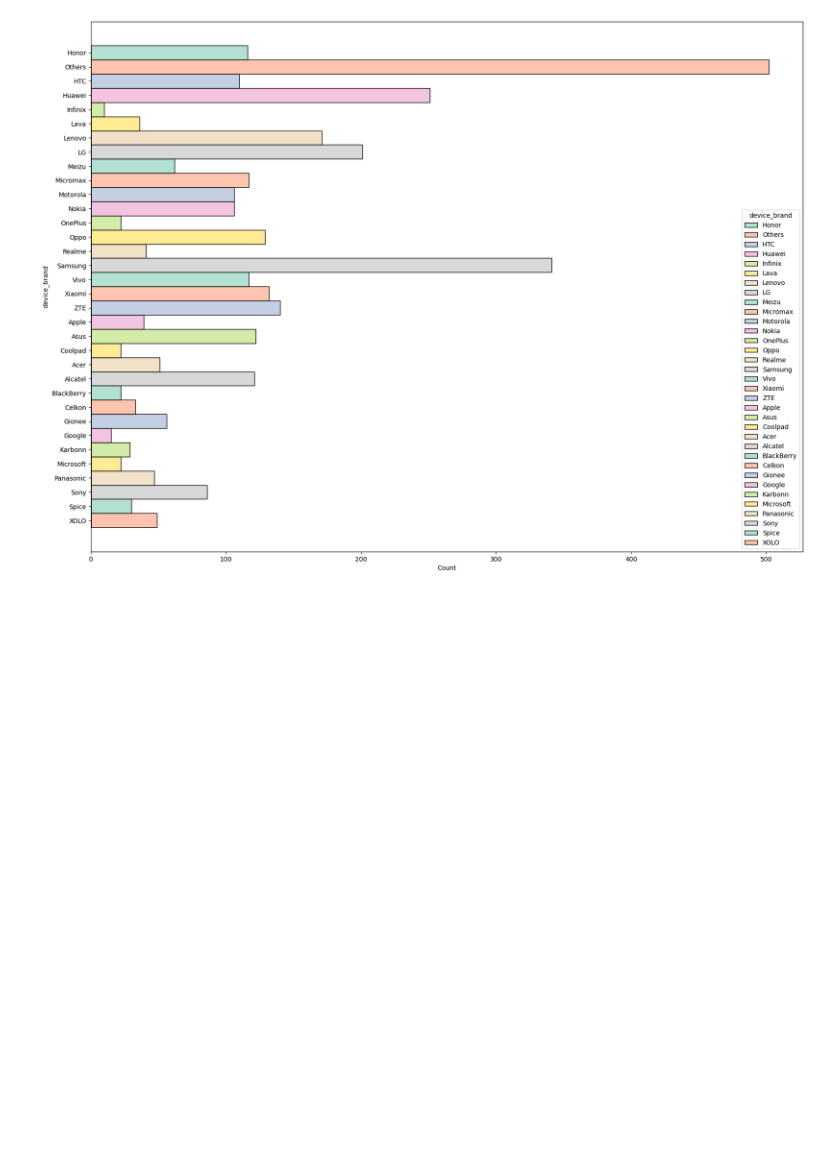
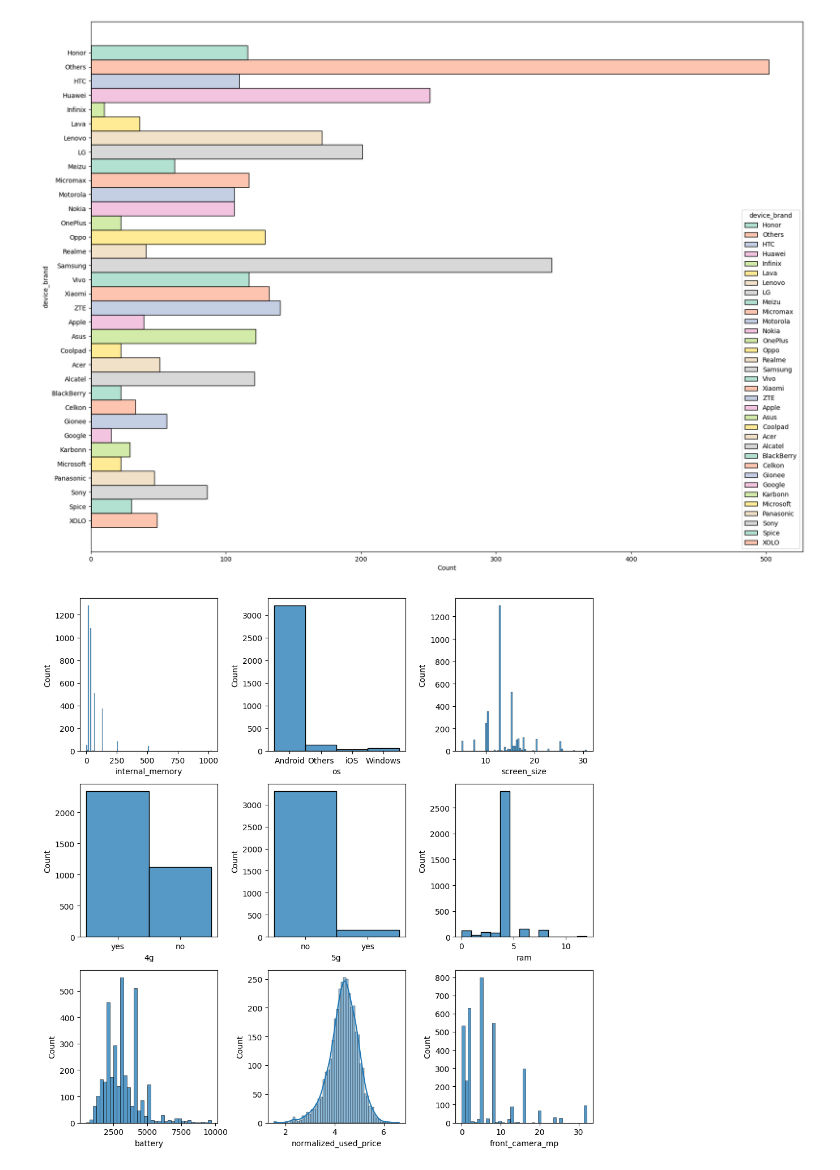
Before and after one commit to JackWang0318/ECE143_Team3_proj, a Jupyter notebook: Dataset_EDA.ipynb, the cells around one changed output. Drawn from its saved outputs; the diff is of its cells as text; code cells hidden in the pictures; blank space fills up the shorter version.

```diff
--- a/Dataset_EDA.ipynb
+++ b/Dataset_EDA.ipynb
@@ -196,3 +156,8 @@ sns.histplot(y = 'device_brand', palette='Set2',hue='device_brand', data = df)
 # %% [output]
 <Axes: xlabel='Count', ylabel='device_brand'>
 [figure]
+# %%
+from feature_visualize import feat_vis
+feat_vis(df)
+# %% [output]
+[figure, added]
```
Also changed, not shown: parts of 3 cells of this notebook, 3 other files.
